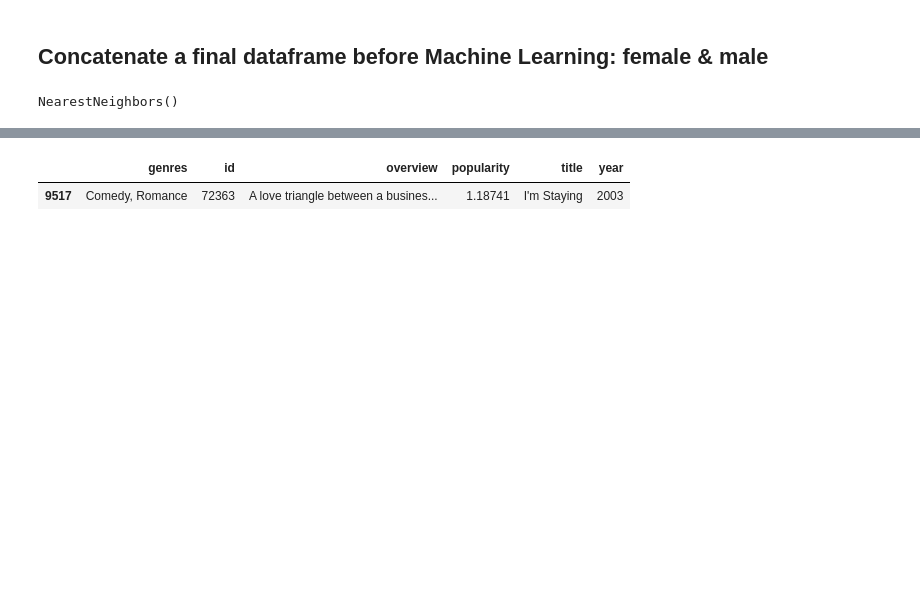
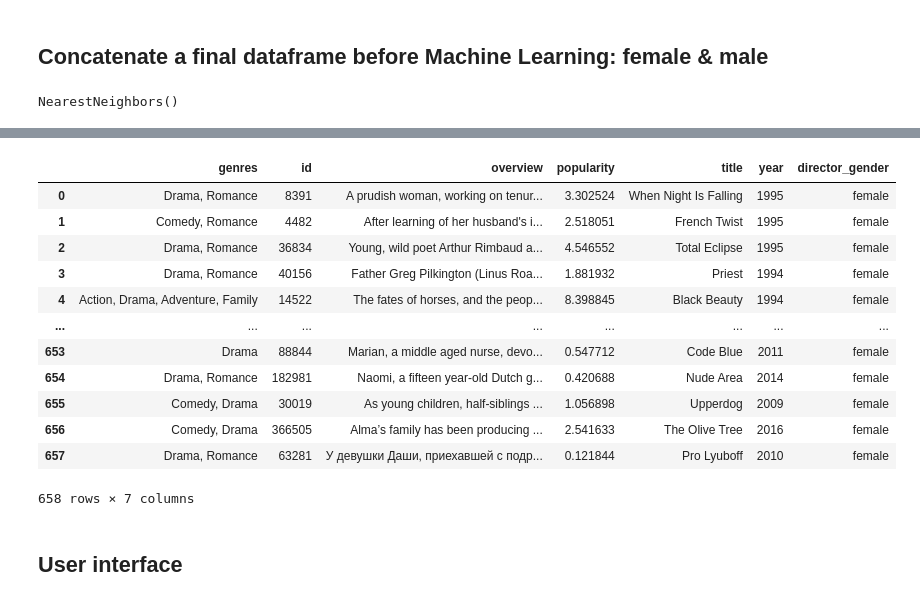
Before and after one commit to moldypeaches/DAFT_0410, a Jupyter notebook: module_3/Project_week_8/ML_Part1.ipynb, the cells around one changed output, grey strips where cells are left out. Cells and saved outputs as stored; diff of their text form; code cells hidden in the pictures; blank space fills up the shorter version.

```diff
--- a/module_3/Project_week_8/ML_Part1.ipynb
+++ b/module_3/Project_week_8/ML_Part1.ipynb
@@ -40,3 +28,0 @@ female_directed
-# %%
-female_directed = female_directed.drop(columns='director_gender')
-male_directed = male_directed.drop(columns='director_gender')
@@ -333,5 +297,18 @@ array([[518, 652, 526, 314, 602]])
 # %%
-female_directed.iloc[[652]]
+female_directed
 # %% [output]
-|  | genres | id | overview | popularity | title | year |
-| 9517 | Comedy, Romance | 72363 | A love triangle between a busines... | 1.18741 | I'm Staying | 2003 |
+|  | genres | id | overview | popularity | title | year | director_gender |
+| 0 | Drama, Romance | 8391 | A prudish woman, working on tenur... | 3.302524 | When Night Is Falling | 1995 | female |
+| 1 | Comedy, Romance | 4482 | After learning of her husband's i... | 2.518051 | French Twist | 1995 | female |
+| 2 | Drama, Romance | 36834 | Young, wild poet Arthur Rimbaud a... | 4.546552 | Total Eclipse | 1995 | female |
+| 3 | Drama, Romance | 40156 | Father Greg Pilkington (Linus Roa... | 1.881932 | Priest | 1994 | female |
+| 4 | Action, Drama, Adventure, Family | 14522 | The fates of horses, and the peop... | 8.398845 | Black Beauty | 1994 | female |
+| ... | ... | ... | ... | ... | ... | ... | ... |
+| 653 | Drama | 88844 | Marian, a middle aged nurse, devo... | 0.547712 | Code Blue | 2011 | female |
+| 654 | Drama, Romance | 182981 | Naomi, a fifteen year-old Dutch g... | 0.420688 | Nude Area | 2014 | female |
+| 655 | Comedy, Drama | 30019 | As young children, half-siblings ... | 1.056898 | Upperdog | 2009 | female |
+| 656 | Comedy, Drama | 366505 | Alma’s family has been producing ... | 2.541633 | The Olive Tree | 2016 | female |
+| 657 | Drama, Romance | 63281 | У девушки Даши, приехавшей с подр... | 0.121844 | Pro Lyuboff | 2010 | female |
+658 rows × 7 columns
+# %% [markdown]
+## User interface
```
Also changed, not shown: parts of 55 cells of this notebook.
